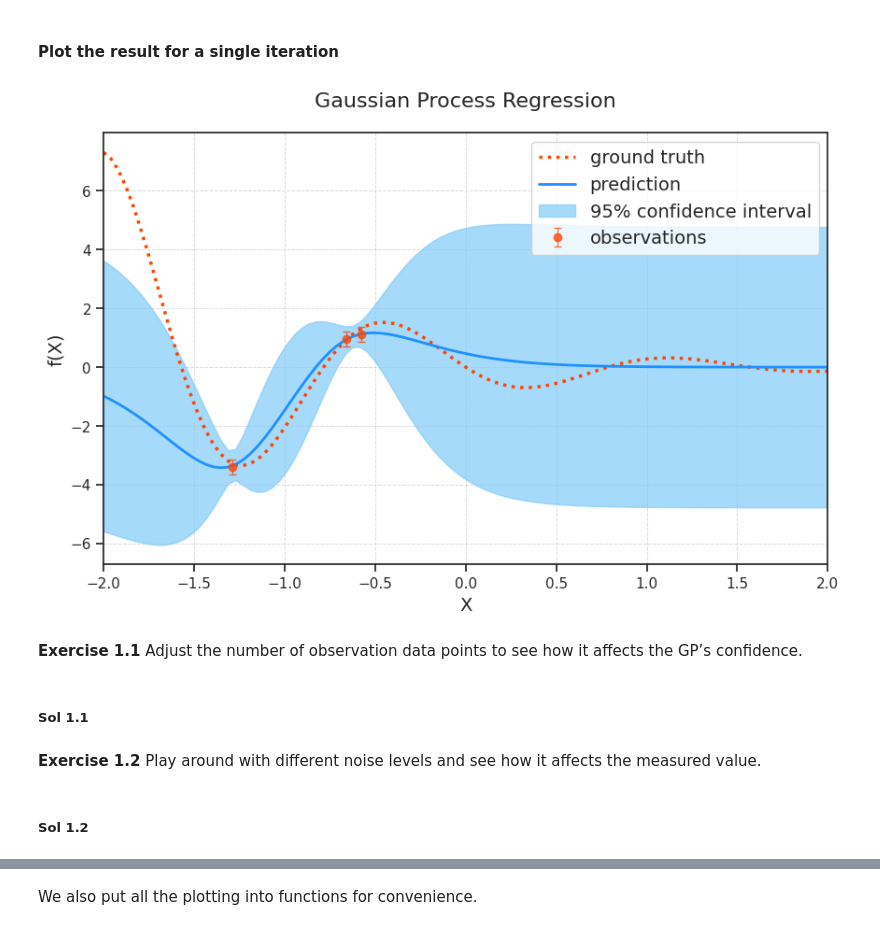
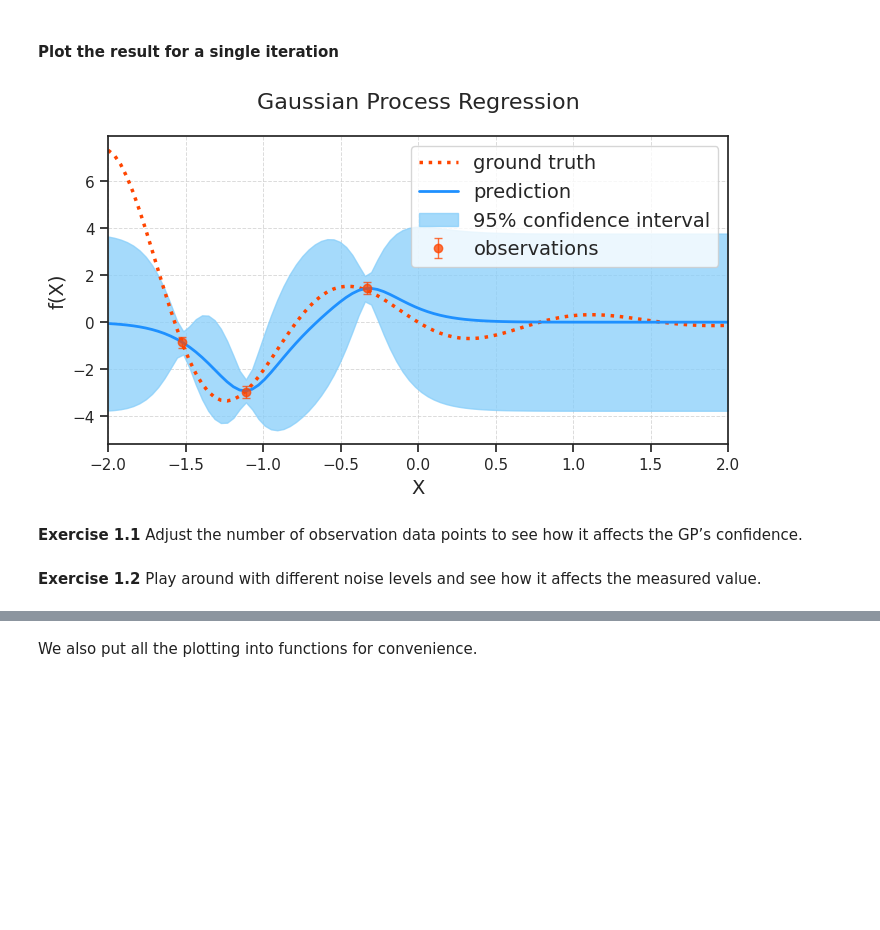
Before and after one commit to ritzann/2024-thrill-school-gp-bo, a Jupyter notebook: my_notebooks/1-BO-GP-I.ipynb, the cells around one changed output, grey strips where cells are left out. Saved outputs shown, nothing was run; the diff lists cells and outputs as text; code cells hidden in the pictures; blank space fills up the shorter version.

```diff
--- a/my_notebooks/1-BO-GP-I.ipynb
+++ b/my_notebooks/1-BO-GP-I.ipynb
@@ -44,9 +47,8 @@ We will fit a GP to an objective function $f(x)$ and visualize the predictions.
 # %% [markdown]
 #### Define the objective function we want to optimize
 # %%
-np.random.seed(12)
+noise_level = 0.05
 
-noise_level = 0.25
 def f(x, noise_level=noise_level):
     return -np.exp(-x) * np.sin(4 * x) + np.random.randn(*x.shape) * noise_level
 # %%
@@ -117,35 +117,31 @@ Above: _Y_pred_ is the mean prediction and _sigma_ would be the standard deviati
 #### Plot the result for a single iteration
 # %%
 # Plotting the GP predictions
-plt.figure(figsize=(10, 6))
+plt.figure(figsize=(8, 4))
 
 plt.plot(X, Y, c='#FF4500', ls=':', lw=2.5, label=r'ground truth')
 plt.errorbar(X_init.flatten(), Y_init.flatten(), yerr=noise_level,
              c='#FF4500', fmt='.', ms=12, capsize=3, elinewidth=1, alpha=0.75, label='observations', )
 plt.plot(X, Y_pred, c='#1E90FF', lw=2, label='prediction')
 plt.fill_between(X.ravel(),
                  Y_pred - 1.96 * sigma,
                  Y_pred + 1.96 * sigma,
                  color='#87CEFA', alpha=0.75, label='95% confidence interval')
 
 plt.title("Gaussian Process Regression", fontsize=16, pad=20)
 plt.xlim([bounds[:,0], bounds[:,1]])
 plt.xlabel("X", fontsize=14)
 plt.ylabel("f(X)", fontsize=14)
 plt.grid(True, which='both', linestyle='--', linewidth=0.7, alpha=0.7)
 plt.legend(loc='upper right', fontsize=14)
 
 plt.show()
 # %% [output]
-[figure, old version]
+[figure, new version]
 # %% [markdown]
 **Exercise 1.1** Adjust the number of observation data points to see how it affects the GP’s confidence.
-# %% [markdown]
-##### Sol 1.1
 # %% [markdown]
 **Exercise 1.2** Play around with different noise levels and see how it affects the measured value.
-# %% [markdown]
-##### Sol 1.2
 # %% [markdown]
 #### Exercise 2: Bayesian Optimization Loop
 
```
Also changed, not shown: parts of 23 cells of this notebook, 1 other file.
